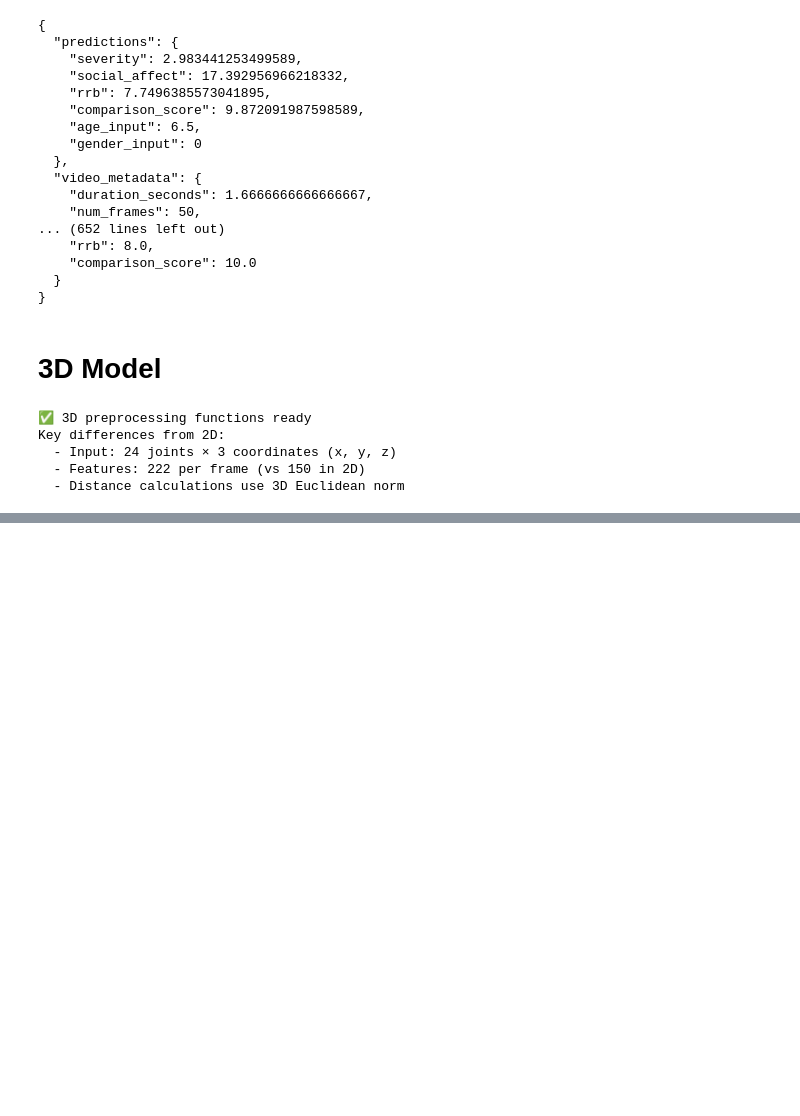
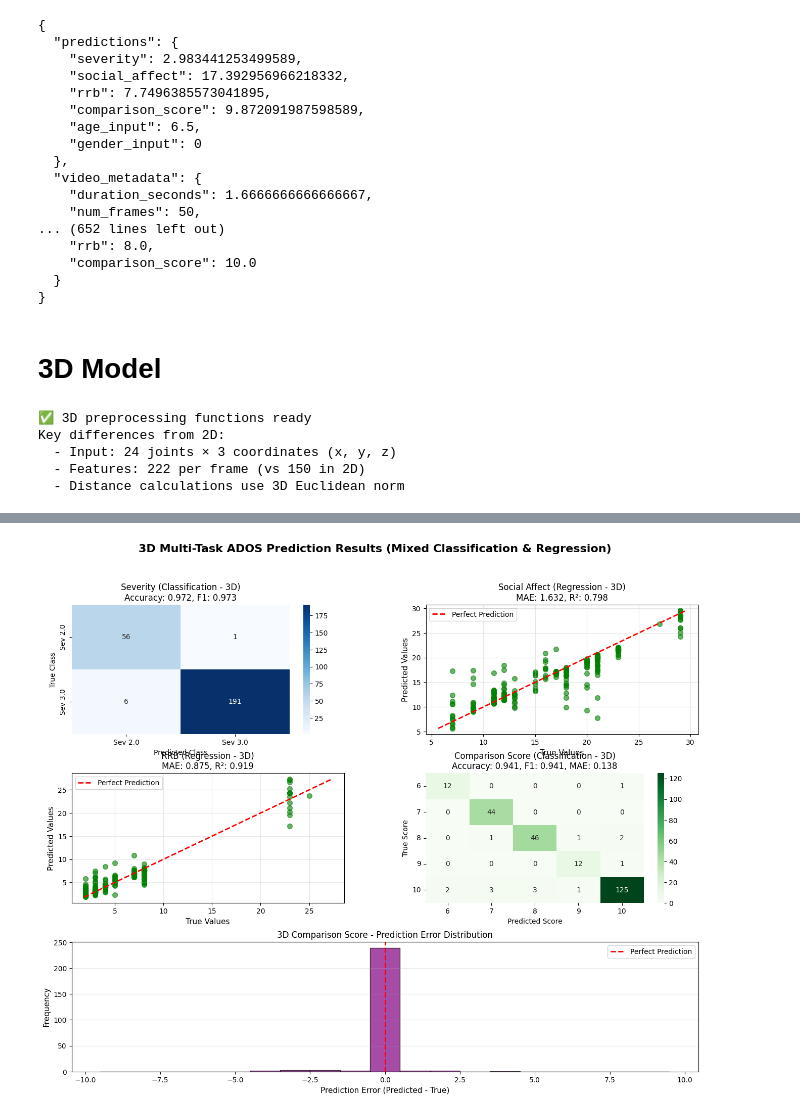
Before and after one commit to Robass-Atif/Autism-Behavior-Analaysis-and-Therapy-Suggestion, a Jupyter notebook: model/multi-task-2d-3d-mmasd-model.ipynb, the cells around one changed output, grey strips where cells are left out. Saved outputs shown, nothing was run; the diff lists cells and outputs as text; code cells hidden in the pictures; blank space fills up the shorter version.

```diff
--- a/model/multi-task-2d-3d-mmasd-model.ipynb
+++ b/model/multi-task-2d-3d-mmasd-model.ipynb
@@ -1749,7 +2242,7 @@ def normalize_skeleton_3d(sequence):
 
     return sequence
 
-def pad_sequence_3d(seq, max_len=100):
+def pad_sequence_3d(seq, max_len=500):
     """Pad 3D sequence to fixed length"""
     num_frames, num_joints, _ = seq.shape
     if num_frames >= max_len:
@@ -1927,6 +2420,7 @@ print(f"\nLoading 3D sequences from: {root_folder_3d}")
 
 for action in os.listdir(root_folder_3d):
     action_path = os.path.join(root_folder_3d, action)
+    print(f"Loading Action: {action}")
     if not os.path.isdir(action_path):
         continue
     for trial in os.listdir(action_path):
@@ -1992,11 +2486,3 @@ print("3D MODEL - INPUT FEATURES (Demographics)")
 print("="*70)
 print(f"Age            - Mean: {demographic_features_3d[:, 0].mean():6.2f}, Std: {demographic_features_3d[:, 0].std():6.2f}")
 print(f"Gender (0/1)   - Mean: {demographic_features_3d[:, 1].mean():6.2f}, Distribution: {np.bincount(demographic_features_3d[:, 1].astype(int))}")
-
-print("\n" + "="*70)
-print("3D MODEL - TARGET VARIABLES (ADOS Metrics)")
-print("="*70)
-target_names_3d = ['Severity', 'Social Affect', 'RRB', 'Comparison Score']
-for i, name in enumerate(target_names_3d):
-    print(f"{name:20s} - Mean: {labels_3d[:, i].mean():6.2f}, Std: {labels_3d[:, i].std():6.2f}, Min: {labels_3d[:, i].min():6.2f}, Max: {labels_3d[:, i].max():6.2f}")
-print("="*70)
@@ -2410,0 +3056,76 @@ print("✅ 3D visualization saved to 'multitask_results_3d.png'")
+# %%
+# ========================
+# 3D Model - Step 7: Visualization of Results (UPDATED FOR MIXED TASKS)
+# ========================
+import matplotlib.pyplot as plt
+import seaborn as sns
+
+fig = plt.figure(figsize=(16, 12))
+gs = fig.add_gridspec(3, 2, hspace=0.3, wspace=0.3)
+
+fig.suptitle('3D Multi-Task ADOS Prediction Results (Mixed Classification & Regression)',
+             fontsize=16, fontweight='bold')
+
+# ===== SEVERITY (CLASSIFICATION - Confusion Matrix) =====
+ax1 = fig.add_subplot(gs[0, 0])
+sns.heatmap(cm_severity_3d, annot=True, fmt='d', cmap='Blues', ax=ax1, cbar=True)
+ax1.set_xlabel('Predicted Class')
+ax1.set_ylabel('True Class')
+ax1.set_title(f'Severity (Classification - 3D)\nAccuracy: {acc_severity_3d:.3f}, F1: {f1_sev_3d:.3f}')
+ax1.set_xticklabels([f'Sev {severity_inverse_mapping_3d[i]}' for i in range(len(severity_inverse_mapping_3d))])
+ax1.set_yticklabels([f'Sev {severity_inverse_mapping_3d[i]}' for i in range(len(severity_inverse_mapping_3d))])
+
+# ===== SOCIAL AFFECT (REGRESSION - Scatter Plot) =====
+ax2 = fig.add_subplot(gs[0, 1])
+ax2.scatter(social_affect_true_original_3d, social_affect_pred_original_3d, alpha=0.6, s=50, color='green')
+min_val = min(social_affect_true_original_3d.min(), social_affect_pred_original_3d.min())
+max_val = max(social_affect_true_original_3d.max(), social_affect_pred_original_3d.max())
+ax2.plot([min_val, max_val], [min_val, max_val], 'r--', lw=2, label='Perfect Prediction')
+ax2.set_xlabel('True Values', fontsize=11)
+ax2.set_ylabel('Predicted Values', fontsize=11)
+ax2.set_title(f'Social Affect (Regression - 3D)\nMAE: {mae_sa_3d:.3f}, R²: {r2_sa_3d:.3f}', fontsize=12)
+ax2.legend()
+ax2.grid(True, alpha=0.3)
+
+# ===== RRB (REGRESSION - Scatter Plot) =====
+ax3 = fig.add_subplot(gs[1, 0])
+ax3.scatter(rrb_true_original_3d, rrb_pred_original_3d, alpha=0.6, s=50, color='green')
+min_val = min(rrb_true_original_3d.min(), rrb_pred_original_3d.min())
+max_val = max(rrb_true_original_3d.max(), rrb_pred_original_3d.max())
+ax3.plot([min_val, max_val], [min_val, max_val], 'r--', lw=2, label='Perfect Prediction')
+ax3.set_xlabel('True Values', fontsize=11)
+ax3.set_ylabel('Predicted Values', fontsize=11)
+ax3.set_title(f'RRB (Regression - 3D)\nMAE: {mae_rrb_3d:.3f}, R²: {r2_rrb_3d:.3f}', fontsize=12)
+ax3.legend()
+ax3.grid(True, alpha=0.3)
+
+# ===== COMPARISON SCORE (CLASSIFICATION - Confusion Matrix) =====
+ax4 = fig.add_subplot(gs[1, 1])
+# Show only non-zero classes in confusion matrix for clarity
+unique_classes_3d = np.unique(np.concatenate([comparison_true_classes_3d, comparison_pred_classes_3d]))
+cm_comparison_filtered_3d = confusion_matrix(comparison_true_classes_3d, comparison_pred_classes_3d, labels=unique_classes_3d)
+sns.heatmap(cm_comparison_filtered_3d, annot=True, fmt='d', cmap='Greens', ax=ax4, cbar=True)
+ax4.set_xlabel('Predicted Score')
+ax4.set_ylabel('True Score')
+ax4.set_title(f'Comparison Score (Classification - 3D)\nAccuracy: {acc_comparison_3d:.3f}, F1: {f1_comp_3d:.3f}, MAE: {mae_comparison_3d:.3f}')
+ax4.set_xticklabels([f'{i+1}' for i in unique_classes_3d], rotation=0)
+ax4.set_yticklabels([f'{i+1}' for i in unique_classes_3d], rotation=0)
+
+# ===== COMPARISON SCORE (Ordinal Error Distribution) =====
+ax5 = fig.add_subplot(gs[2, :])
+errors_3d = comparison_pred_original_3d - comparison_true_original_3d
+error_bins = np.arange(-9.5, 10.5, 1)
+ax5.hist(errors_3d, bins=error_bins, color='purple', alpha=0.7, edgecolor='black')
+ax5.axvline(x=0, color='red', linestyle='--', linewidth=2, label='Perfect Prediction')
+ax5.set_xlabel('Prediction Error (Predicted - True)', fontsize=11)
+ax5.set_ylabel('Frequency', fontsize=11)
+ax5.set_title('3D Comparison Score - Prediction Error Distribution', fontsize=12)
+ax5.legend()
+ax5.grid(True, alpha=0.3, axis='y')
+
+plt.savefig('multitask_results_3d.png', dpi=300, bbox_inches='tight')
+plt.show()
+
+print("✅ 3D visualization saved to 'multitask_results_3d.png'")
+# %% [output]
+[figure, added]
```
Also changed, not shown: parts of 33 cells of this notebook, 25 other files.
